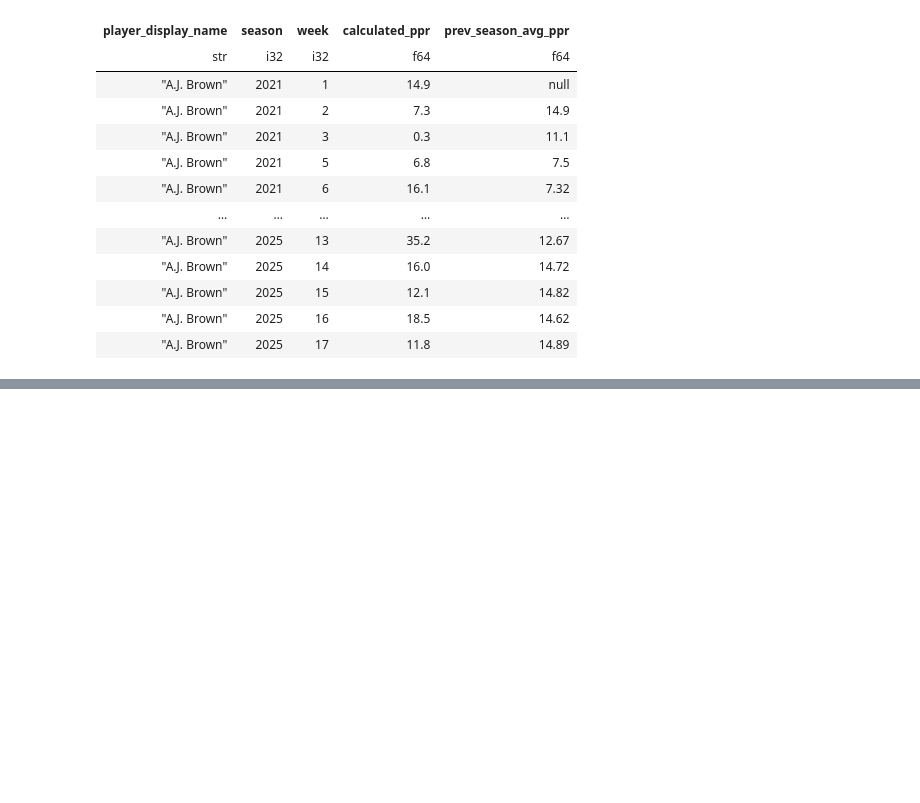
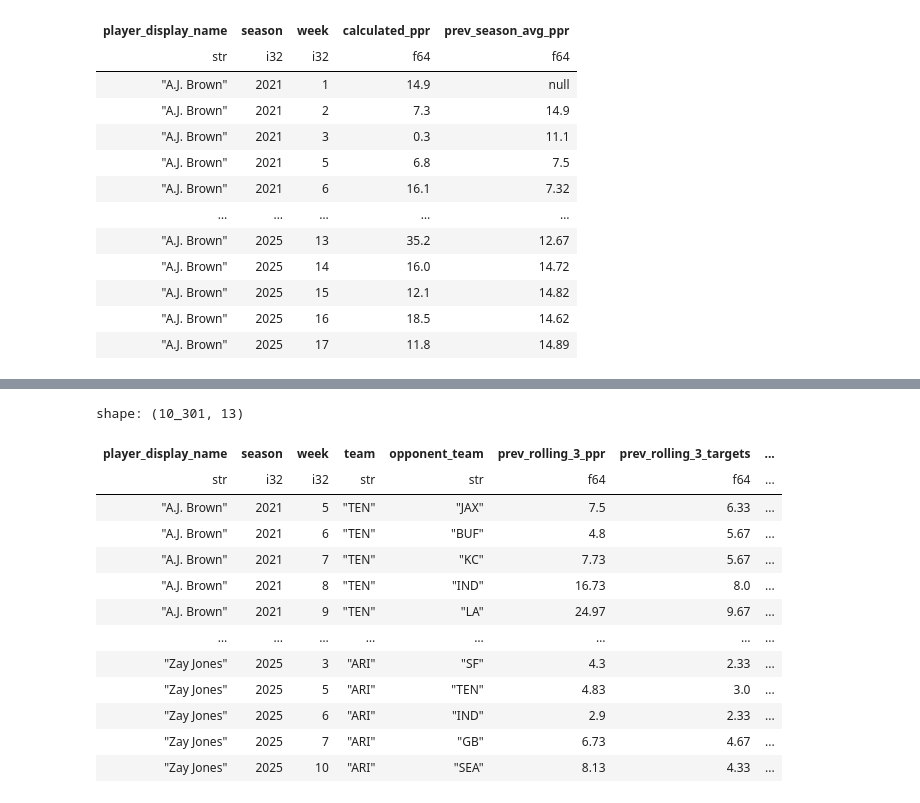
Before and after one commit to samarthsarda9/fantasy-football-project, a Jupyter notebook: notebooks/03_further_engineering.ipynb, the cells around one changed output, grey strips where cells are left out. Drawn from its saved outputs; the diff is of its cells as text; code cells hidden in the pictures; blank space fills up the shorter version.

```diff
--- a/notebooks/03_further_engineering.ipynb
+++ b/notebooks/03_further_engineering.ipynb
@@ -272,4 +246,48 @@ shape: (8_944, 28)
 | "Zay Jones" | 2025 | "REG" | 6 | "ARI" | "IND" | 5 | 8 | ... |
 | "Zay Jones" | 2025 | "REG" | 7 | "ARI" | "GB" | 2 | 2 | ... |
 | "Zay Jones" | 2025 | "REG" | 10 | "ARI" | "SEA" | 0 | 1 | ... |
+# %%
+dataset = (
+    baseline_prediction_clean.select([
+        'player_display_name',
+        'season',
+        'week',
+        'team',
+        'opponent_team',
+        'prev_rolling_3_ppr',
+        'prev_rolling_3_targets',
+        'prev_rolling_3_receptions',
+        'prev_rolling_3_receiving_yards',
+        'prev_season_avg_ppr',
+        'calculated_ppr',
+        'absolute_error',
+        'season_avg_error'
+    ])
+)
+
+dataset = dataset.filter(
+    (pl.col("prev_rolling_3_ppr").is_not_null()) &
+    (pl.col("prev_rolling_3_targets").is_not_null()) &
+    (pl.col("prev_rolling_3_receptions").is_not_null()) &
+    (pl.col("prev_rolling_3_receiving_yards").is_not_null()) &
+    (pl.col("prev_season_avg_ppr").is_not_null()) &
+    (pl.col("calculated_ppr").is_not_null())
+)
+
+dataset
+# %% [output]
+shape: (10_301, 13)
+| player_display_name | season | week | team | opponent_team | prev_rolling_3_ppr | prev_rolling_3_targets | ... |
+| str | i32 | i32 | str | str | f64 | f64 | ... |
+| "A.J. Brown" | 2021 | 5 | "TEN" | "JAX" | 7.5 | 6.33 | ... |
+| "A.J. Brown" | 2021 | 6 | "TEN" | "BUF" | 4.8 | 5.67 | ... |
+| "A.J. Brown" | 2021 | 7 | "TEN" | "KC" | 7.73 | 5.67 | ... |
+| "A.J. Brown" | 2021 | 8 | "TEN" | "IND" | 16.73 | 8.0 | ... |
+| "A.J. Brown" | 2021 | 9 | "TEN" | "LA" | 24.97 | 9.67 | ... |
+| … | … | … | … | … | … | … | ... |
+| "Zay Jones" | 2025 | 3 | "ARI" | "SF" | 4.3 | 2.33 | ... |
+| "Zay Jones" | 2025 | 5 | "ARI" | "TEN" | 4.83 | 3.0 | ... |
+| "Zay Jones" | 2025 | 6 | "ARI" | "IND" | 2.9 | 2.33 | ... |
+| "Zay Jones" | 2025 | 7 | "ARI" | "GB" | 6.73 | 4.67 | ... |
+| "Zay Jones" | 2025 | 10 | "ARI" | "SEA" | 8.13 | 4.33 | ... |
 # %%
```
Also changed, not shown: parts of 13 cells of this notebook, 2 other files.
